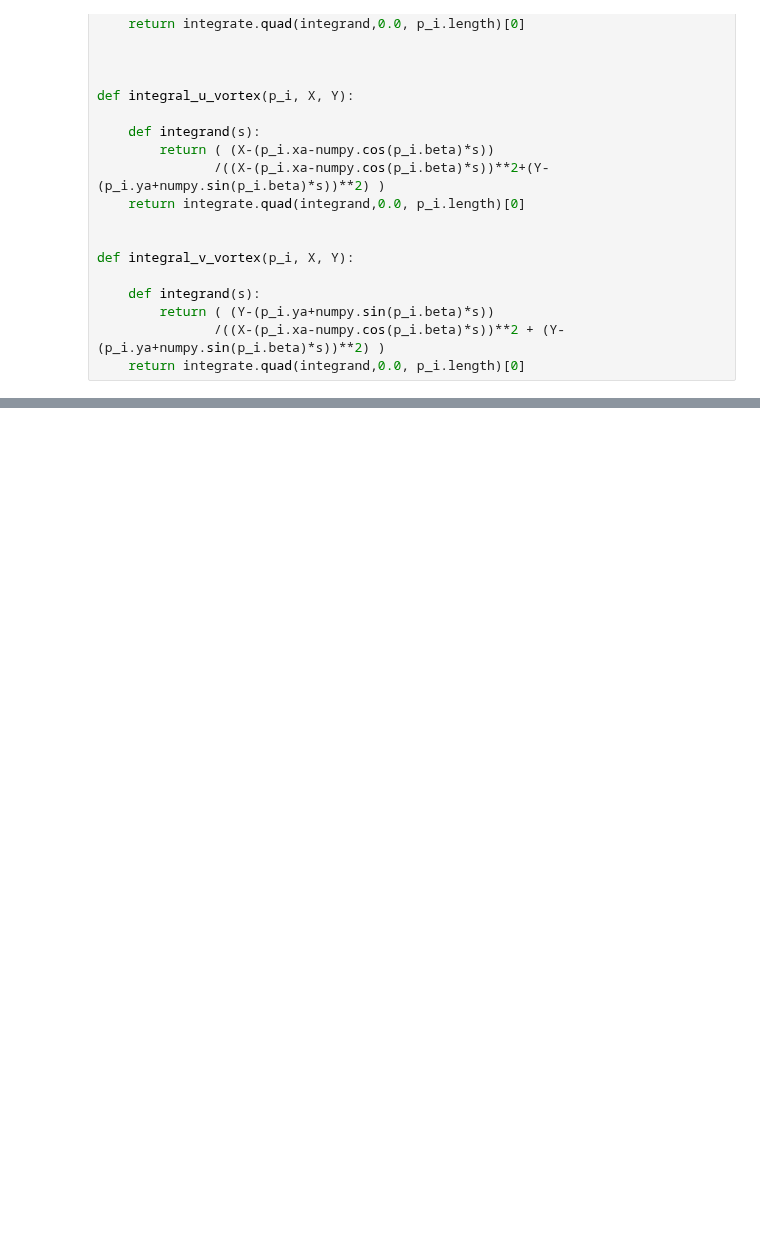
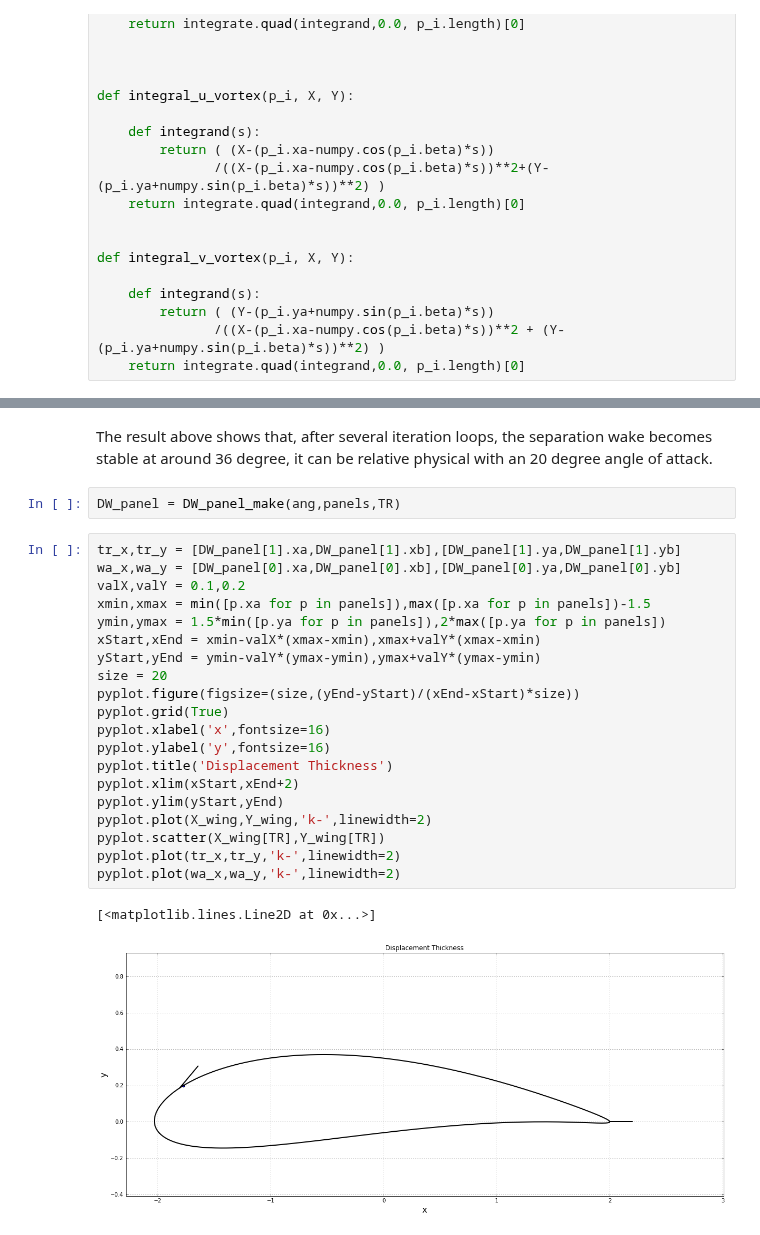
Before and after one commit to barbagroup/AeroPython-studentprojects2017, a Jupyter notebook: Double Wake Model/My_Project_2017.ipynb, the cells around one changed output, grey strips where cells are left out. Drawn from its saved outputs; the diff is of its cells as text; blank space fills up the shorter version.

```diff
--- a/Double Wake Model/My_Project_2017.ipynb
+++ b/Double Wake Model/My_Project_2017.ipynb
@@ -1053,3 +1119,30 @@ compute_pressure_coefficient(panels, freestream)
+# %% [markdown]
+The result above shows that, after several iteration loops, the separation wake becomes stable at around 36 degree, it can be relative physical with an 20 degree angle of attack.
+# %%
+DW_panel = DW_panel_make(ang,panels,TR)
+# %%
+tr_x,tr_y = [DW_panel[1].xa,DW_panel[1].xb],[DW_panel[1].ya,DW_panel[1].yb]
+wa_x,wa_y = [DW_panel[0].xa,DW_panel[0].xb],[DW_panel[0].ya,DW_panel[0].yb]
+valX,valY = 0.1,0.2
+xmin,xmax = min([p.xa for p in panels]),max([p.xa for p in panels])-1.5
+ymin,ymax = 1.5*min([p.ya for p in panels]),2*max([p.ya for p in panels])
+xStart,xEnd = xmin-valX*(xmax-xmin),xmax+valY*(xmax-xmin)
+yStart,yEnd = ymin-valY*(ymax-ymin),ymax+valY*(ymax-ymin)
+size = 20
+pyplot.figure(figsize=(size,(yEnd-yStart)/(xEnd-xStart)*size))
+pyplot.grid(True)
+pyplot.xlabel('x',fontsize=16)
+pyplot.ylabel('y',fontsize=16)
+pyplot.title('Displacement Thickness')
+pyplot.xlim(xStart,xEnd+2)
+pyplot.ylim(yStart,yEnd)
+pyplot.plot(X_wing,Y_wing,'k-',linewidth=2)
+pyplot.scatter(X_wing[TR],Y_wing[TR])
+pyplot.plot(tr_x,tr_y,'k-',linewidth=2)
+pyplot.plot(wa_x,wa_y,'k-',linewidth=2)
+# %% [output]
+[<matplotlib.lines.Line2D at 0x...>]
+[figure, added]
 # %%
 # plot surface pressure coefficient
 pyplot.figure(figsize=(10, 6))
```
Also changed, not shown: parts of 100 cells of this notebook.
